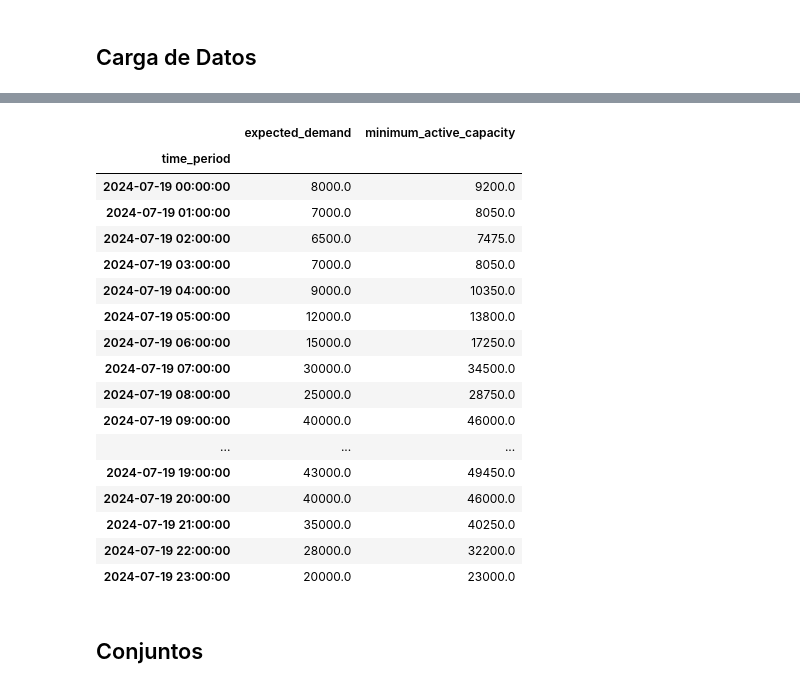
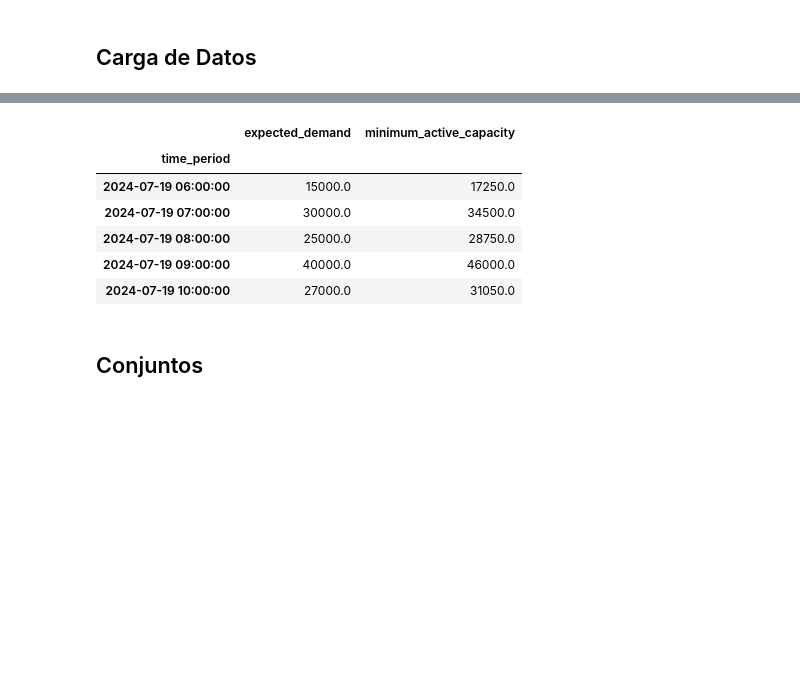
Before and after one commit to marcos626/EMS-Microgrid-MILP, a Jupyter notebook: UC_v1.ipynb, the cells around one changed output, grey strips where cells are left out. Saved outputs shown, nothing was run; the diff lists cells and outputs as text; code cells hidden in the pictures; blank space fills up the shorter version.

```diff
--- a/UC_v1.ipynb
+++ b/UC_v1.ipynb
@@ -80,30 +78,19 @@ generator_data
 | thermal3 | 5 | 1500.0 | 4000.0 | 3000.0 | 3.0 | 500.0 | 0 |
 # %%
 time_period_data = pd.read_csv(
-    "data/time_periods.csv",
+    "data/time_periods_v1.csv",
     parse_dates=["time_period"],
     index_col="time_period",
 )
 time_period_data
 # %% [output]
 |  | expected_demand | minimum_active_capacity |
 | time_period |  |  |
-| 2024-07-19 00:00:00 | 8000.0 | 9200.0 |
-| 2024-07-19 01:00:00 | 7000.0 | 8050.0 |
-| 2024-07-19 02:00:00 | 6500.0 | 7475.0 |
-| 2024-07-19 03:00:00 | 7000.0 | 8050.0 |
-| 2024-07-19 04:00:00 | 9000.0 | 10350.0 |
-| 2024-07-19 05:00:00 | 12000.0 | 13800.0 |
 | 2024-07-19 06:00:00 | 15000.0 | 17250.0 |
 | 2024-07-19 07:00:00 | 30000.0 | 34500.0 |
 | 2024-07-19 08:00:00 | 25000.0 | 28750.0 |
 | 2024-07-19 09:00:00 | 40000.0 | 46000.0 |
-| ... | ... | ... |
-| 2024-07-19 19:00:00 | 43000.0 | 49450.0 |
-| 2024-07-19 20:00:00 | 40000.0 | 46000.0 |
-| 2024-07-19 21:00:00 | 35000.0 | 40250.0 |
-| 2024-07-19 22:00:00 | 28000.0 | 32200.0 |
-| 2024-07-19 23:00:00 | 20000.0 | 23000.0 |
+| 2024-07-19 10:00:00 | 27000.0 | 31050.0 |
 # %% [markdown]
 ## Conjuntos
 # %%
```
Also changed, not shown: parts of 16 cells of this notebook, 22 other files.
